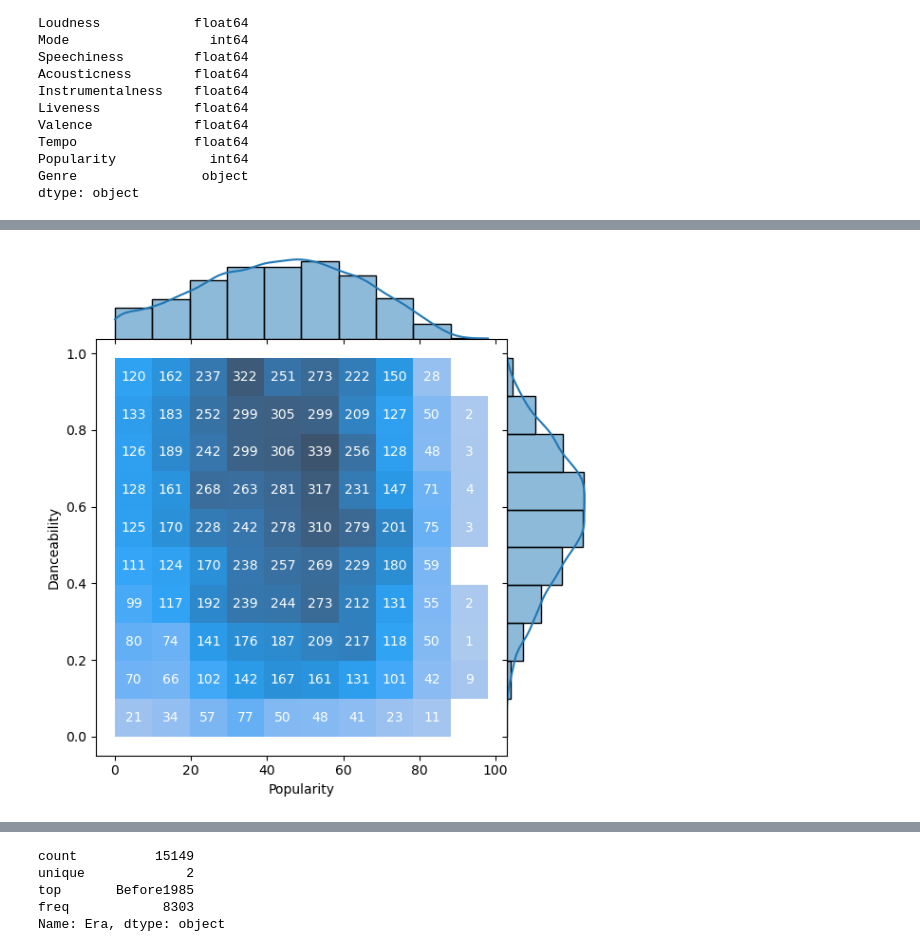
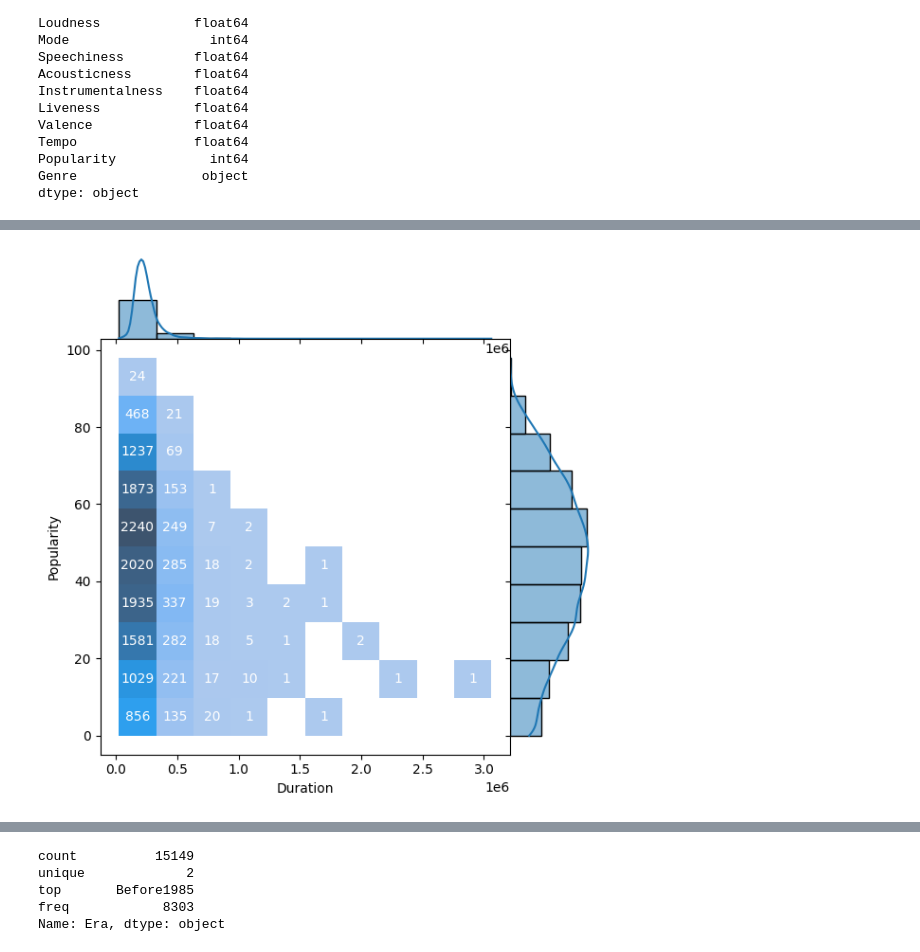
Before and after one commit to bonitadavis/ML-Lab-1, a Jupyter notebook: Lab1.ipynb, the cells around one changed output, grey strips where cells are left out. Drawn from its saved outputs; the diff is of its cells as text; code cells hidden in the pictures.

```diff
--- a/Lab1.ipynb
+++ b/Lab1.ipynb
@@ -181,27 +187,27 @@ dtype: object
 # %%
 # Create the JointGrid object
-g = sns.JointGrid(data=df, x="Popularity", y="Danceability", space=0)
+g = sns.JointGrid(data=df, x="Duration", y="Popularity", space=0)
 
 # Plot the 2D histogram with KDE on the margins
 g.plot_marginals(sns.histplot, kde=True, bins=10)
 
 # Set the aspect ratio of the x-axis marginal plot
 #g.ax_marg_x.set_aspect(1.0 / g.ax_marg_x.get_data_ratio(), adjustable='box')
 
 # Add the 2D histogram to the central plot
 ax = g.ax_joint
-sns.histplot(x='Popularity', y='Valence', data=df, bins=10, ax=ax)
+sns.histplot(x='Duration', y='Popularity', data=df, bins=10, ax=ax)
 
 # Now add text annotations to the histogram cells
 coords = ax.collections[0].get_coordinates()
 half_width = (coords[0, 1, 0] - coords[0, 0, 0]) / 2
 half_height = (coords[1, 0, 1] - coords[0, 0, 1]) / 2
 
 for v, (xv, yv) in zip(ax.collections[0].get_array().ravel(), coords[:-1, :-1, :].reshape(-1, 2)):
     if not np.ma.is_masked(v):
         ax.text(xv + half_width, yv + half_height, f'{v:.0f}', ha='center', va='center', color='white')
 
 # Display the plot
 plt.show()
 # %% [output]
-[figure, old version]
+[figure, new version]
```
Also changed, not shown: parts of 11 cells of this notebook.
